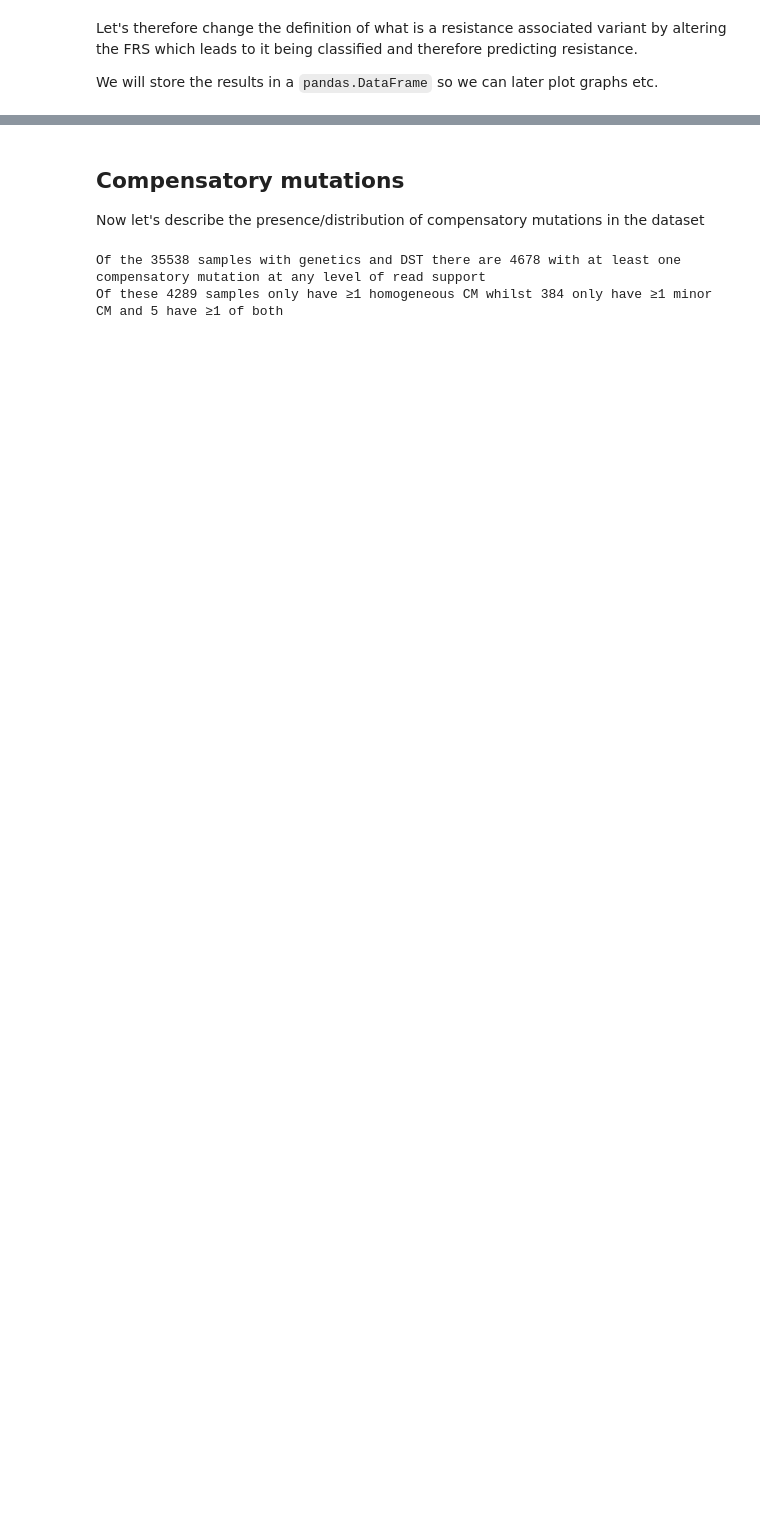
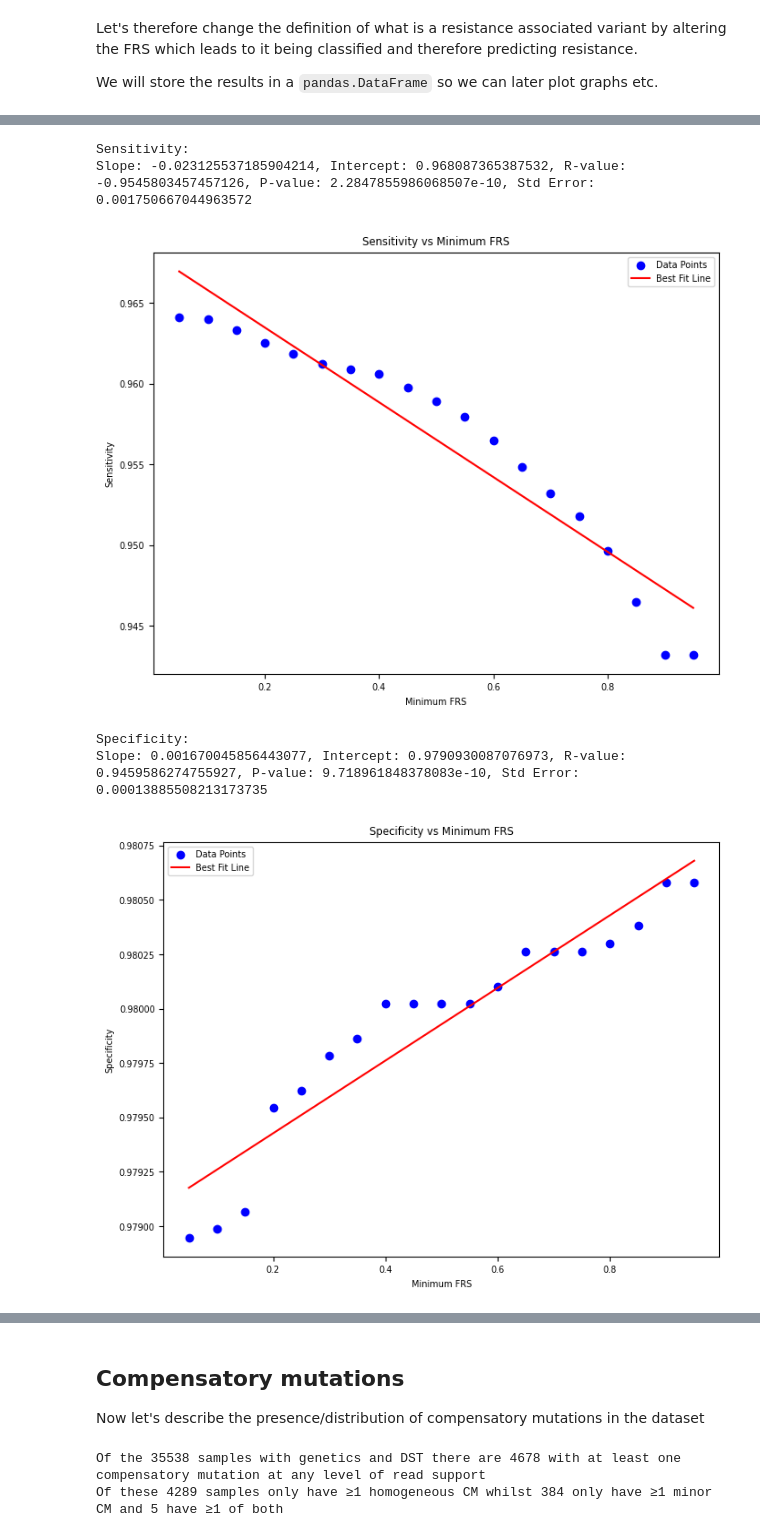
Before and after one commit to fowler-lab/tuberculosis-RNAP-subpopulations, a Jupyter notebook: analysis_refactored.ipynb, the cells around one changed output, grey strips where cells are left out. Saved outputs shown, nothing was run; the diff lists cells and outputs as text; code cells hidden in the pictures; blank space fills up the shorter version.

Commit message:
added more stats and corrected descriptions

```diff
--- a/analysis_refactored.ipynb
+++ b/analysis_refactored.ipynb
@@ -397,0 +468,43 @@ plot_performance_frs(df, save_figure=True, metrics=['PPV', 'NPV'], colours=['#98
+# %%
+from scipy import stats
+def plot_regression(df, metric):
+    """
+    Perform linear regression and plot results for the given metric.
+
+    Parameters:
+    df (pd.DataFrame): Dataframe containing 'min_FRS' and the specified metric.
+    metric (str): The metric to analyze ('sensitivity', 'specificity', 'PPV', 'NPV').
+    """
+    slope, intercept, r_value, p_value, std_err = stats.linregress(df['min_FRS'].to_list(), df[metric].to_list())
+
+    print(f"{metric.capitalize()}:")
+    print(f"Slope: {slope}, Intercept: {intercept}, R-value: {r_value}, P-value: {p_value}, Std Error: {std_err}\n")
+
+    plt.figure(figsize=(8, 6))
+    plt.scatter(df['min_FRS'], df[metric], label='Data Points', color='blue')
+    plt.plot(df['min_FRS'], slope * df['min_FRS'] + intercept, color='red', label='Best Fit Line')
+    plt.xlabel('Minimum FRS')
+    plt.ylabel(metric.capitalize())
+    plt.title(f'{metric.capitalize()} vs Minimum FRS')
+    plt.legend()
+    plt.show()
+
+def analyze_all_metrics(df):
+    """
+    Perform regression analysis for all four metrics and plot results.
+
+    Parameters:
+    df (pd.DataFrame): Dataframe containing 'min_FRS' and the four metrics.
+    """
+    metrics = ['sensitivity', 'specificity', 'PPV', 'NPV']
+    for metric in metrics:
+        plot_regression(df, metric)
+
+analyze_all_metrics(df)
+# %% [output]
+Sensitivity:
+Slope: -0.023125537185904214, Intercept: 0.968087365387532, R-value: -0.9545803457457126, P-value: 2.2847855986068507e-10, Std Error: 0.001750667044963572
+[figure, added]
+Specificity:
+Slope: 0.001670045856443077, Intercept: 0.9790930087076973, R-value: 0.9459586274755927, P-value: 9.718961848378083e-10, Std Error: 0.00013885508213173735
+[figure, added]
```
Also changed, not shown: parts of 36 cells of this notebook.
